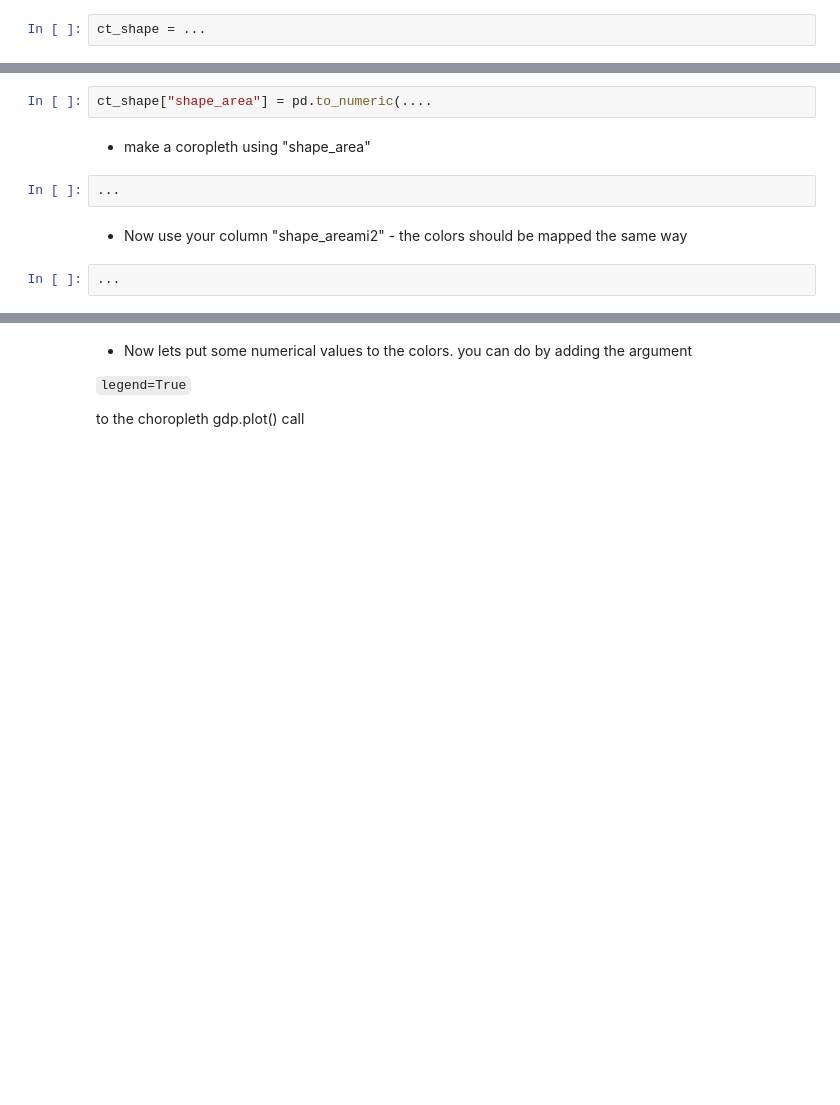
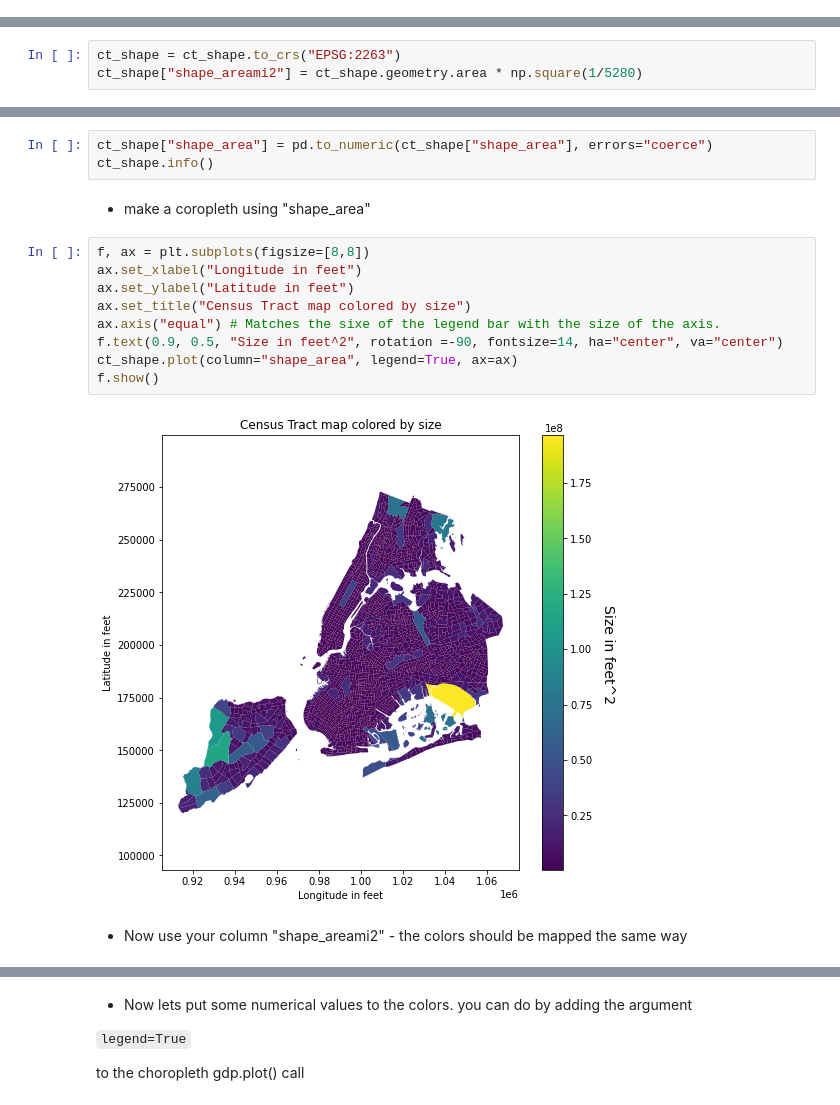
Before and after one commit to ReidelVichot/PUA2022_RVichot, a Jupyter notebook: HW4/Geospatial_NYCCitiBike_answer.ipynb, the cells around one changed output, grey strips where cells are left out. Saved outputs shown, nothing was run; the diff lists cells and outputs as text; blank space fills up the shorter version.

```diff
--- a/HW4/Geospatial_NYCCitiBike_answer.ipynb
+++ b/HW4/Geospatial_NYCCitiBike_answer.ipynb
@@ -100,5 +104,3 @@ https://www.google.com/search?sxsrf=ALeKk03B4ThQrJJXpFzoCrgRfrJ1nByPMg%3A1600870
 * Calculate the total area of NYC in miles squared.
 
 * On epsg.io  look up the EPSG:2263. What is the accuracy when this projection is used in NYC?
-# %%
-ct_shape = ...
@@ -105 +112,4 @@ ct_shape = ...
+# %%
+ct_shape = ct_shape.to_crs("EPSG:2263")
+ct_shape["shape_areami2"] = ct_shape.geometry.area * np.square(1/5280)
 # %%
@@ -126,12 +137,20 @@ https://pandas.pydata.org/docs/reference/api/pandas.to_numeric.html
 # %%
 ct_shape.info()
 # %%
-ct_shape["shape_area"] = pd.to_numeric(....
+ct_shape["shape_area"] = pd.to_numeric(ct_shape["shape_area"], errors="coerce")
+ct_shape.info()
 # %% [markdown]
 * make a coropleth using "shape_area"
-# %%
-...
+# %%
+f, ax = plt.subplots(figsize=[8,8])
+ax.set_xlabel("Longitude in feet")
+ax.set_ylabel("Latitude in feet")
+ax.set_title("Census Tract map colored by size")
+ax.axis("equal") # Matches the sixe of the legend bar with the size of the axis.
+f.text(0.9, 0.5, "Size in feet^2", rotation =-90, fontsize=14, ha="center", va="center")
+ct_shape.plot(column="shape_area", legend=True, ax=ax)
+f.show()
+# %% [output]
+[figure, added]
 # %% [markdown]
 * Now use your column "shape_areami2" - the colors should be mapped the same way
-# %%
-...
```
Also changed, not shown: parts of 13 cells of this notebook.
